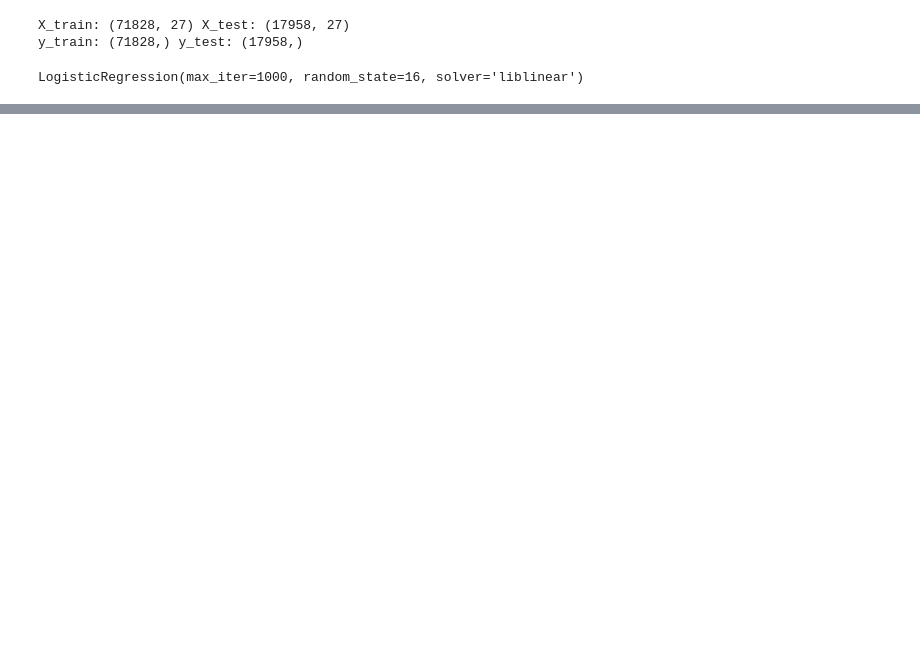
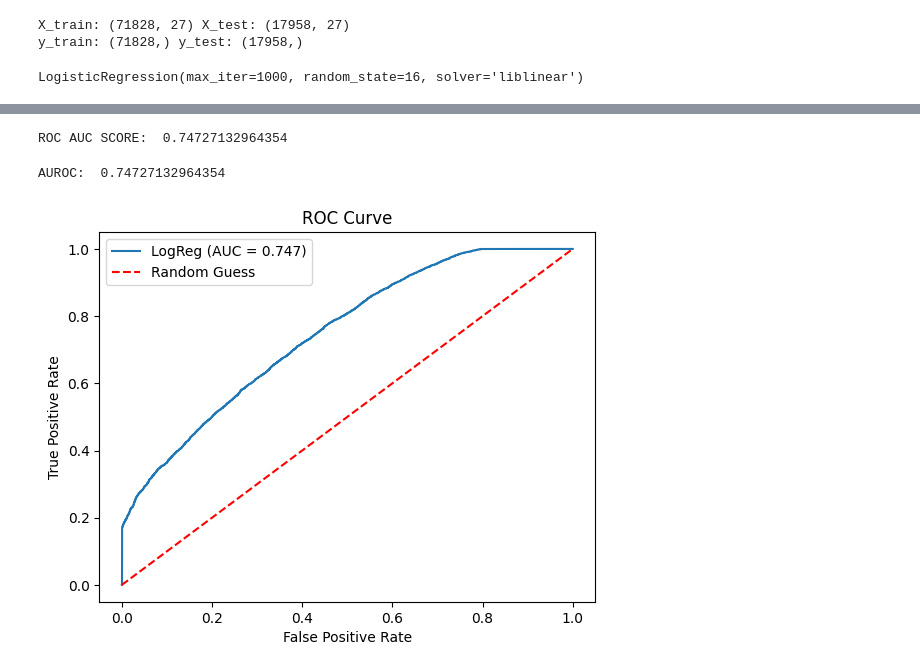
Before and after one commit to dariohoxha/Lone-Risk-Prediction-MDST, a Jupyter notebook: regression_model_TODOs.ipynb, the cells around one changed output, grey strips where cells are left out. Drawn from its saved outputs; the diff is of its cells as text; code cells hidden in the pictures; blank space fills up the shorter version.

```diff
--- a/regression_model_TODOs.ipynb
+++ b/regression_model_TODOs.ipynb
@@ -65,8 +143,27 @@ plt.show()
 # %%
 #TO DO: Calculate ROC score
+
+roc_score = metrics.roc_auc_score(y_test, y_prob)
+print("ROC AUC SCORE: ", roc_score)
+# %% [output]
+ROC AUC SCORE:  0.74727132964354
 # %%
 from sklearn.metrics import roc_auc_score, roc_curve
 
 # TO DO: Calculate AUROC
 
+auroc = metrics.roc_auc_score(y_test,y_prob)
+print("AUROC: " , auroc)
+
 # TO DO: Plot ROC curve
+fpr, tpr, thresholds = metrics.roc_curve(y_test, y_prob)
+plt.plot(fpr,tpr,label=f"LogReg (AUC = {auroc:.3f})")
+plt.plot([0,1], [0,1],'r--', label= "Random Guess")
+plt.xlabel("False Positive Rate")
+plt.ylabel("True Positive Rate")
+plt.title("ROC Curve")
+plt.legend()
+plt.show()
+# %% [output]
+AUROC:  0.74727132964354
+[figure, added]
```
Also changed, not shown: parts of 7 cells of this notebook.
